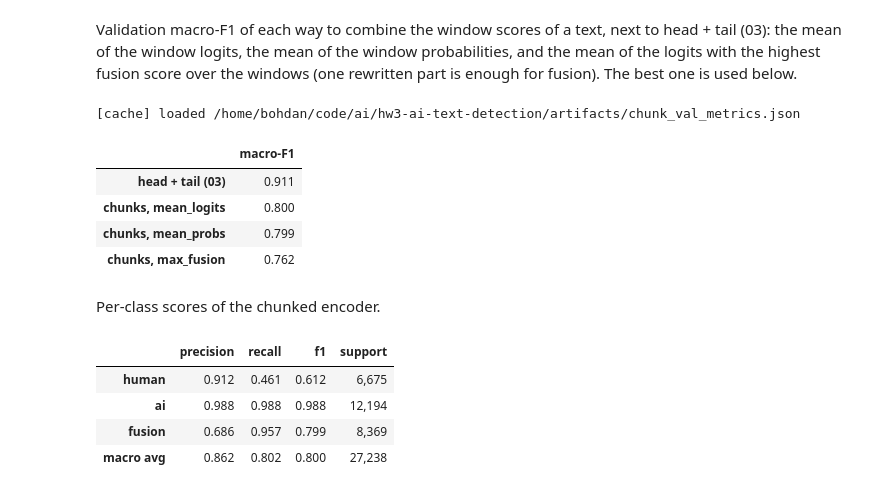
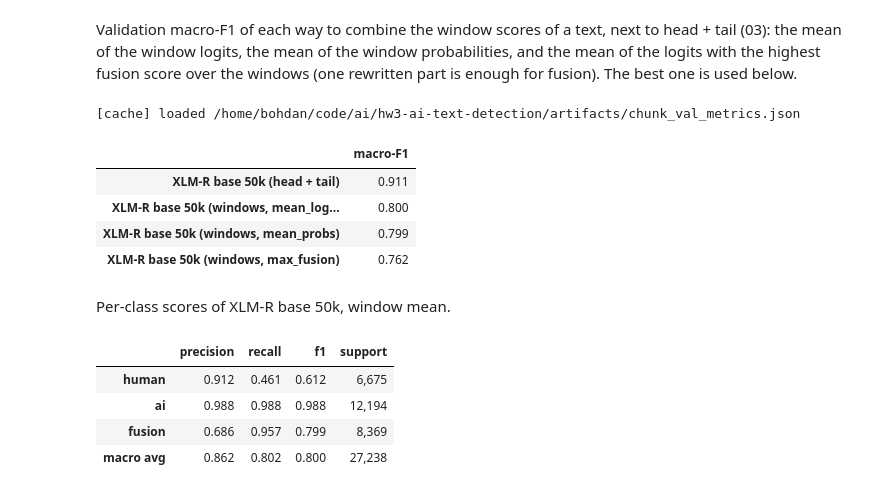
Before and after one commit to BohdanZasymovych/ai-hw3-ai-text-detection, a Jupyter notebook: notebooks/04_chunking.ipynb, the cells around one changed output. Saved outputs shown, nothing was run; the diff lists cells and outputs as text; code cells hidden in the pictures.

```diff
--- a/notebooks/04_chunking.ipynb
+++ b/notebooks/04_chunking.ipynb
@@ -64,8 +64,8 @@ with open(find_artifact("enc_ids_val"), "rb") as f:
     val["tokens"] = pickle.load(f)["n_tokens"]
 val["band"] = length_band(val["tokens"])
 preds = {
-    "baseline": label_order[np.load(find_artifact("baseline_val_scores", "npy")).argmax(axis=1)],
-    "encoder": label_order[np.load(find_artifact("encoder_val_logits", "npy")).argmax(axis=1)],
+    "TF-IDF 50k": label_order[np.load(find_artifact("baseline_val_scores", "npy")).argmax(axis=1)],
+    "XLM-R base 50k": label_order[np.load(find_artifact("encoder_val_logits", "npy")).argmax(axis=1)],
 }
 
 pd.DataFrame({"texts": [len(val), len(test)]}, index=["validation", "test"])
@@ -149,20 +149,20 @@ Validation macro-F1 of each way to combine the window scores of a text, next to
 # %%
 METHODS = ["mean_logits", "mean_probs", "max_fusion"]
 combined = {m: combine_chunks(chunk_logits["val"], chunks["val"]["doc"], len(val), m) for m in METHODS}
 scores = {m: macro_f1(val["label"], label_order[c.argmax(axis=1)]) for m, c in combined.items()}
 BEST = max(scores, key=scores.get)
-preds["encoder chunked"] = label_order[combined[BEST].argmax(axis=1)]
+preds["XLM-R base 50k, window mean"] = label_order[combined[BEST].argmax(axis=1)]
 cached("chunk_val_metrics", lambda: {"best": BEST, **scores}, key=infer_key, kind="json")
 
-pd.Series({"head + tail (03)": macro_f1(val["label"], preds["encoder"]), **{f"chunks, {m}": s for m, s in scores.items()}}) \
+pd.Series({"XLM-R base 50k (head + tail)": macro_f1(val["label"], preds["XLM-R base 50k"]), **{f"XLM-R base 50k (windows, {m})": s for m, s in scores.items()}}) \
     .to_frame("macro-F1").style.background_gradient(cmap="Blues").format("{:.3f}")
 # %% [output]
 [cache] loaded /home/bohdan/code/ai/hw3-ai-text-detection/artifacts/chunk_val_metrics.json
 |  | macro-F1 |
-| head + tail (03) | 0.911 |
-| chunks, mean_logits | 0.800 |
-| chunks, mean_probs | 0.799 |
-| chunks, max_fusion | 0.762 |
+| XLM-R base 50k (head + tail) | 0.911 |
+| XLM-R base 50k (windows, mean_log... | 0.800 |
+| XLM-R base 50k (windows, mean_probs) | 0.799 |
+| XLM-R base 50k (windows, max_fusion) | 0.762 |
 # %% [markdown]
-Per-class scores of the chunked encoder.
+Per-class scores of XLM-R base 50k, window mean.
 # %%
```
Also changed, not shown: parts of 14 cells of this notebook, 8 other files.
